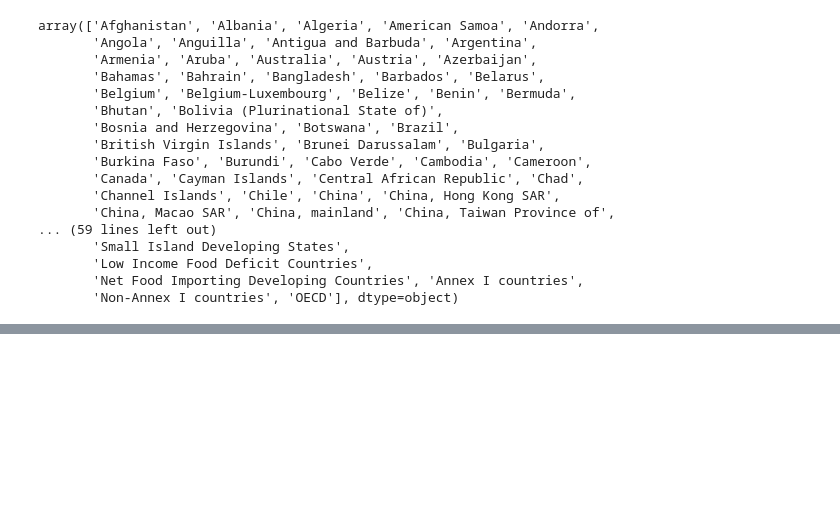
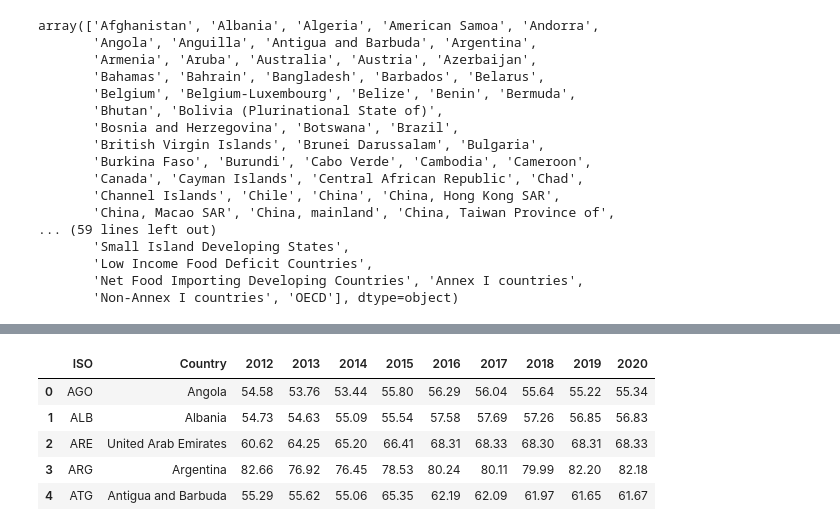
Before and after one commit to AdriPerse/climate-change, a Jupyter notebook: notebooks/Raquel.ipynb, the cells around one changed output, grey strips where cells are left out. Drawn from its saved outputs; the diff is of its cells as text; code cells hidden in the pictures; blank space fills up the shorter version.

```diff
--- a/notebooks/Raquel.ipynb
+++ b/notebooks/Raquel.ipynb
@@ -303,0 +330,9 @@ df.to_csv('../data/emissions_clean.csv')
+# %%
+oce.head()
+# %% [output]
+|  | ISO | Country | 2012 | 2013 | 2014 | 2015 | 2016 | 2017 | 2018 | 2019 | 2020 |
+| 0 | AGO | Angola | 54.58 | 53.76 | 53.44 | 55.80 | 56.29 | 56.04 | 55.64 | 55.22 | 55.34 |
+| 1 | ALB | Albania | 54.73 | 54.63 | 55.09 | 55.54 | 57.58 | 57.69 | 57.26 | 56.85 | 56.83 |
+| 2 | ARE | United Arab Emirates | 60.62 | 64.25 | 65.20 | 66.41 | 68.31 | 68.33 | 68.30 | 68.31 | 68.33 |
+| 3 | ARG | Argentina | 82.66 | 76.92 | 76.45 | 78.53 | 80.24 | 80.11 | 79.99 | 82.20 | 82.18 |
+| 4 | ATG | Antigua and Barbuda | 55.29 | 55.62 | 55.06 | 65.35 | 62.19 | 62.09 | 61.97 | 61.65 | 61.67 |
```
Also changed, not shown: parts of 7 cells of this notebook.
